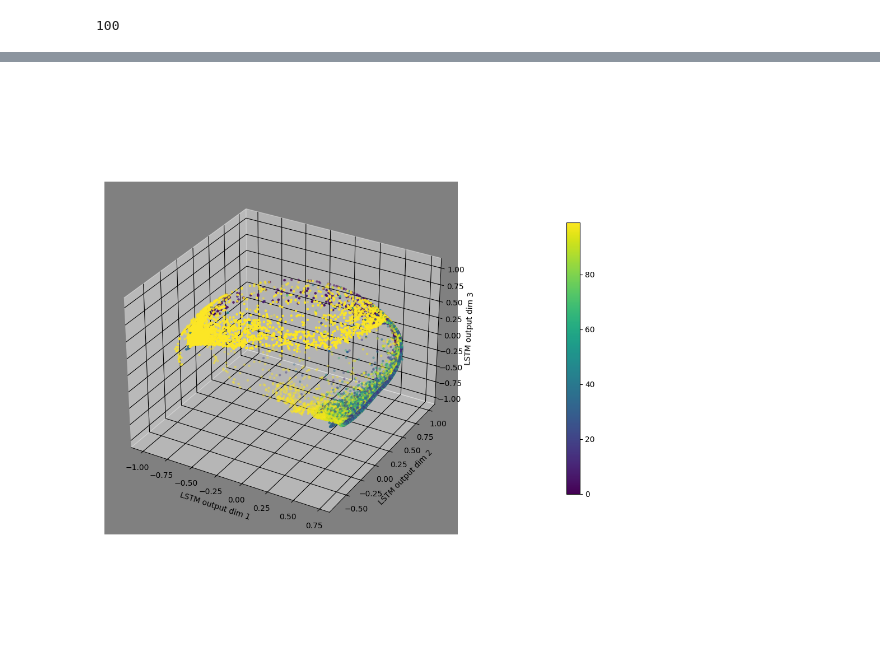
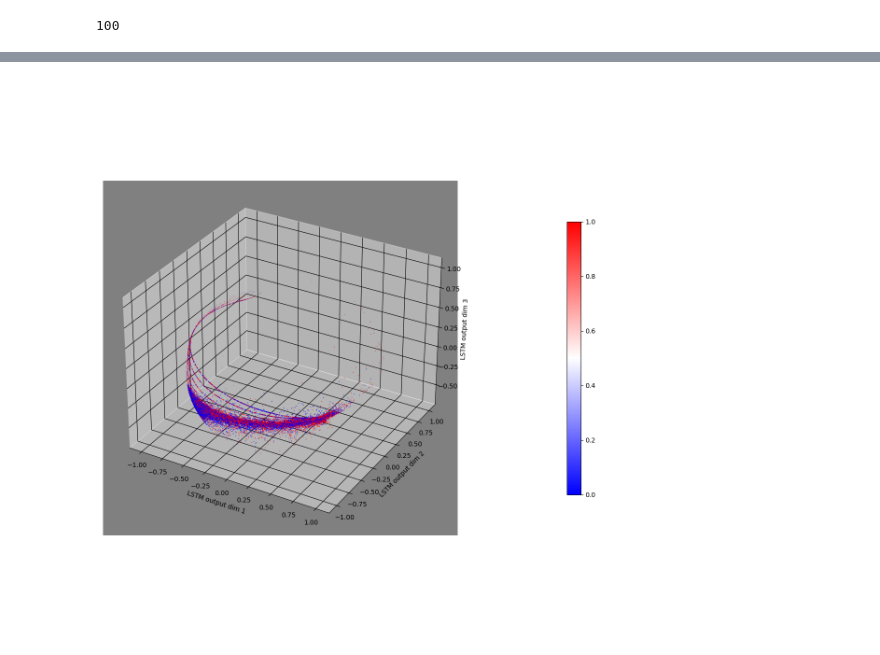
Before and after one commit to tik65536/unitartucs-thesis-tokenMerge, a Jupyter notebook: coding/LSTMOutput_visualization_BaseCase.ipynb, the cells around one changed output, grey strips where cells are left out. Drawn from its saved outputs; the diff is of its cells as text; code cells hidden in the pictures.

Commit message:
Changes to be committed: 	modified:   LSTMOutput_visualization_BaseCase.ipynb

```diff
--- a/coding/LSTMOutput_visualization_BaseCase.ipynb
+++ b/coding/LSTMOutput_visualization_BaseCase.ipynb
@@ -103,5 +103,5 @@ for i in range(len(run)):
 # %%
-curdataList = glob.glob(f'{path}{run[17]}/val_curldata_*.plk')
+curdataList = glob.glob(f'{path}{run[14]}/val_curldata_*.plk')
 curldata={}
 for file in curdataList:
     with open(f'{file}','rb') as f:
@@ -118,7 +118,7 @@ print(sorted(list(curldata.keys())))
 # %% [output]
 [0, 1, 2, 3, 4, 5, 6, 7, 8, 9, 10, 11, 12, 13, 14, 15, 16, 17, 18, 19, 20, 21, 22, 23, 24, 25, 26, 27, 28, 29, 30, 31, 32, 33, 34, 35, 36, 37, 38, 39, 40, 41, 42, 43, 44, 45, 46, 47, 48, 49, 50, 51, 5 ...
 # %%
-predictList = glob.glob(f'{path}{run[17]}/EstPred_*.plk')
+predictList = glob.glob(f'{path}{run[14]}/EstPred_*.plk')
 predict=np.zeros((1000,len(predictList)))
 for file in predictList:
     ep=file.split("_")[-1].split(".")[0]
@@ -129,7 +129,7 @@ for file in predictList:
         except EOFError:
             pass
 # %%
-accy=pd.read_csv('./ResultLog/Curl_RandMerge_min2Max3_val.csv')
+accy=pd.read_csv('./ResultLog/Curl_MergeNOUN_NewR1_val.csv')
 maxaccy=accy['Accy'].argmax()
 print(f'Accy:{accy.loc[maxaccy]["Accy"]} , epoch:{maxaccy}')
 epoch=maxaccy
@@ -174,10 +174,10 @@ epoch_in_unit = epoch_in/ in_l.reshape(1000,175,1)
 curl_l=np.linalg.norm(epoch_curl,axis=-1)
 epoch_curl_unit = epoch_curl/ curl_l.reshape(1000,175,1)
 
-#in_l=np.linalg.norm(predict_in,axis=-1)
-#predict_in_unit = predict_in/ in_l.reshape(1000,175,1)
-#predict_curl_l=np.linalg.norm(predict_curl,axis=-1)
-#predict_curl_unit = predict_curl/ predict_curl_l.reshape(1000,175,1)
+relativePosition=np.zeros((1000,175))
+for i in range(175):
+    rp=np.ceil((i/test1.loc[:]['length'])*100)
+    relativePosition[:,i]=rp
 # %% [output]
 100
 # %%
@@ -234,52 +263,52 @@ sample_curl=epoch_curl_unit[:]
 # %%
-start,stop=0,175
+start,stop=0,174
 plt.close('all')
 plt.rcParams['grid.color'] = "black"
-curlfig=plt.figure(figsize=(10,10))
-
+curlfig=plt.figure(figsize=(12,12))
 norm = Normalize()
-negcolormap = cm.viridis
-# Relative Position
-co=np.arange(0,100)
+negcolormap = cm.bwr
+co=np.zeros((1000,175))
+co[np.where(prediction==1)]=1
 norm.autoscale(co)
 nco=negcolormap(norm(co))
 
-prediction=predict[:,epoch]
-prediction=np.where(prediction>0.95,1,prediction)
-prediction=np.where(prediction<0.05,0,prediction)
 sample = epoch_in_unit[:]
-sample_curl=epoch_curl_unit[:]
+sample_curl=epoch_curl[:]
+#r,c=np.where(g<1)
+#nco[r,c,-1]=0
+nco=nco[:]
+relativePosition2=np.where(relativePosition>100,-1,relativePosition)
+r,c=np.where(relativePosition2==-1)
+nco[r,c,-1]=0
+relativePosition2=relativePosition2[:]
 curlax=curlfig.add_subplot(projection='3d')
 #nco1=nco[np.where(prediction==1)]
 for i in range(start,stop):
-    keep=np.ceil((i/test1.loc[:]['length'])*100)
-    keep=np.where(keep>=100,99,keep).astype(int)
-    p = [ int(k) for k in keep  if(k!=-1) ]
-    keep=np.where(keep!=-1)[0]
-    curlax.scatter(sample[:,i:i+1,0], sample[:,i:i+1,1], sample[:,i:i+1,2],
-                s=5,c=nco[p])
+    keep=np.where((relativePosition2[:,i]>0)&(relativePosition2[:,i]<100))[0]
+    curlax.scatter(sample[keep,i:i+1,0], sample[keep,i:i+1,1], sample[keep,i:i+1,2],
+                  s=0.1,c=nco[keep,i:i+1])
     #curlax2.scatter(sample[keep,i:i+1,0], sample[keep,i:i+1,1], sample[keep,i:i+1,2],
     #             s=1,c=nco2[keep,i:i+1])
     #curlax.quiver(sample[keep,i:i+1,0], sample[keep,i:i+1,1], sample[keep,i:i+1,2],
     #              sample_curl[keep,i:i+1,0],sample_curl[keep,i:i+1,1], sample_curl[keep,i:i+1,2] ,
-    #             length=0.05, normalize=True,color=nco[p])
-
+    #             length=0.1, normalize=True,color=nco[keep,i:i+1])
+    #
     #curlax.scatter3D(sample[:,i:i+1,0], sample[:,i:i+1,1], sample[:,i:i+1,2],c=nco[:,i:i+1],s=5)
 curlax.set_xlabel('LSTM output dim 1')
 curlax.set_ylabel('LSTM output dim 2')
 curlax.set_zlabel('LSTM output dim 3')
 
 curlax.set_facecolor('gray')
 sm = plt.cm.ScalarMappable(cmap=negcolormap, norm=norm)
 cbar=curlfig.colorbar(sm,ax=curlax,shrink=0.5,pad=0.2)
 #curlax.view_init(elev=40, azim=-45)
 #cbar.set_label('Relative Position')
 #curlax.set_title(f"BaseCase(R10) LSTM output Epoch {epoch}: Accy {accy.loc[epoch]['Accy']}\n ValidationSet (1000 Samples) ColorMap=Relative Position")
 plt.tight_layout()
 #plt.savefig('./BaseCaseR1_RelativePosition.png',dpi=600)
 plt.show()
 # %% [output]
-[figure, old version]
+[figure, new version]
 # %%
 plt.close('all')
 plt.rcParams['grid.color'] = "black"
```
Also changed, not shown: parts of 20 cells of this notebook.
